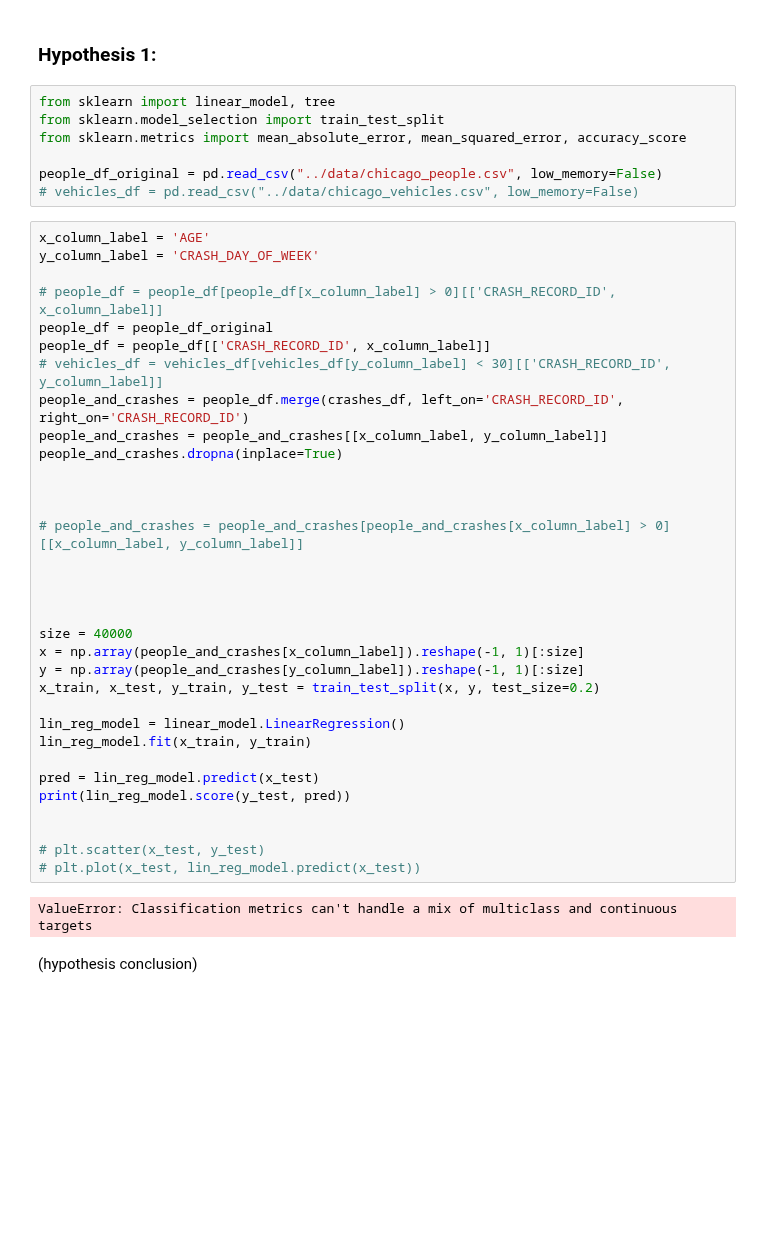
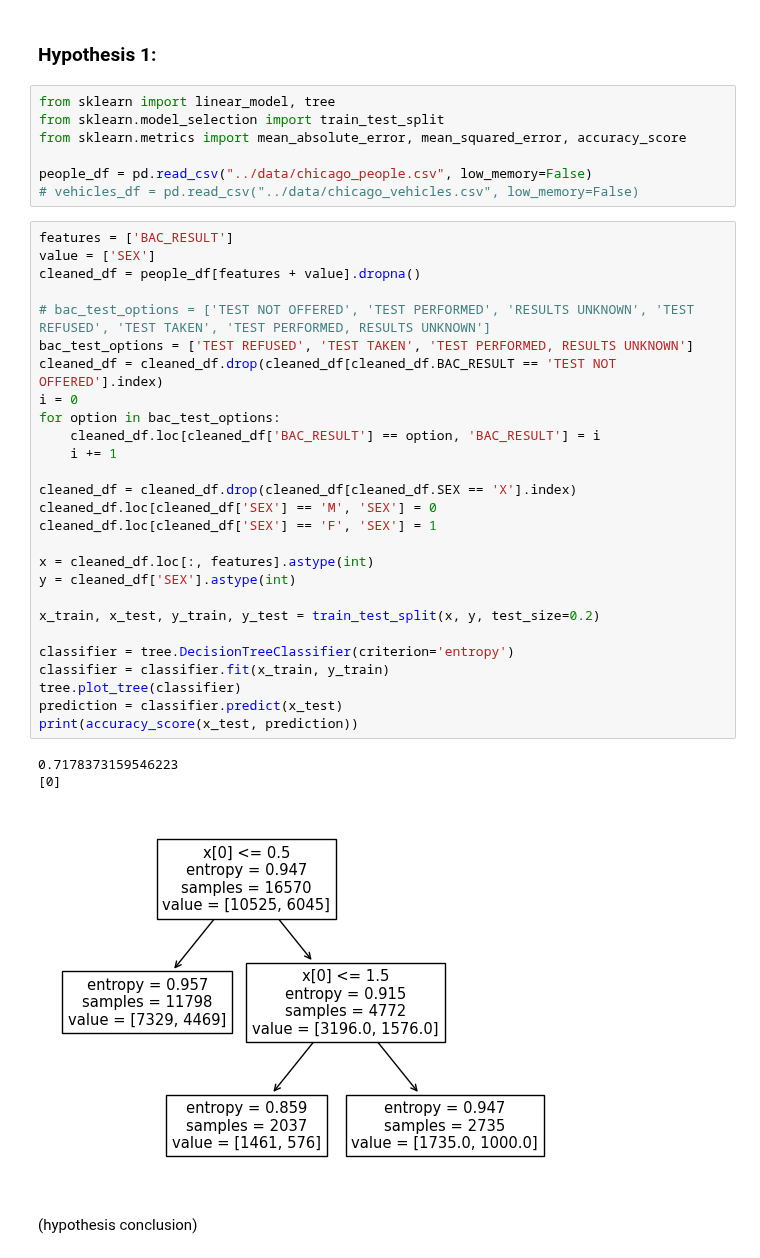
Before and after one commit to jweis4/CS-418-Traffic-Accidents-Analysis-Project, a Jupyter notebook: src/CS-418-Group-16.ipynb, the cells around one changed output. Drawn from its saved outputs; the diff is of its cells as text; blank space fills up the shorter version.

Commit message:
Decision tree classifier working

```diff
--- a/src/CS-418-Group-16.ipynb
+++ b/src/CS-418-Group-16.ipynb
@@ -744,43 +744,39 @@ from sklearn import linear_model, tree
 from sklearn.model_selection import train_test_split
 from sklearn.metrics import mean_absolute_error, mean_squared_error, accuracy_score
 
-people_df_original = pd.read_csv("../data/chicago_people.csv", low_memory=False)
+people_df = pd.read_csv("../data/chicago_people.csv", low_memory=False)
 # vehicles_df = pd.read_csv("../data/chicago_vehicles.csv", low_memory=False)
-# %%
-x_column_label = 'AGE'
-y_column_label = 'CRASH_DAY_OF_WEEK'
-
-# people_df = people_df[people_df[x_column_label] > 0][['CRASH_RECORD_ID', x_column_label]]
-people_df = people_df_original
-people_df = people_df[['CRASH_RECORD_ID', x_column_label]]
-# vehicles_df = vehicles_df[vehicles_df[y_column_label] < 30][['CRASH_RECORD_ID', y_column_label]]
-people_and_crashes = people_df.merge(crashes_df, left_on='CRASH_RECORD_ID', right_on='CRASH_RECORD_ID')
-people_and_crashes = people_and_crashes[[x_column_label, y_column_label]]
-people_and_crashes.dropna(inplace=True)
-
-
-
-# people_and_crashes = people_and_crashes[people_and_crashes[x_column_label] > 0][[x_column_label, y_column_label]]
-
-
-
-
-size = 40000
-x = np.array(people_and_crashes[x_column_label]).reshape(-1, 1)[:size]
-y = np.array(people_and_crashes[y_column_label]).reshape(-1, 1)[:size]
-x_train, x_test, y_train, y_test = train_test_split(x, y, test_size=0.2)
-
-lin_reg_model = linear_model.LinearRegression()
-lin_reg_model.fit(x_train, y_train)
-
-pred = lin_reg_model.predict(x_test)
-print(lin_reg_model.score(y_test, pred))
-
-
-# plt.scatter(x_test, y_test)
-# plt.plot(x_test, lin_reg_model.predict(x_test))
-# %% [output]
-ValueError: Classification metrics can't handle a mix of multiclass and continuous targets
+# %%
+features = ['BAC_RESULT']
+value = ['SEX']
+cleaned_df = people_df[features + value].dropna()
+
+# bac_test_options = ['TEST NOT OFFERED', 'TEST PERFORMED', 'RESULTS UNKNOWN', 'TEST REFUSED', 'TEST TAKEN', 'TEST PERFORMED, RESULTS UNKNOWN']
+bac_test_options = ['TEST REFUSED', 'TEST TAKEN', 'TEST PERFORMED, RESULTS UNKNOWN']
+cleaned_df = cleaned_df.drop(cleaned_df[cleaned_df.BAC_RESULT == 'TEST NOT OFFERED'].index)
+i = 0
+for option in bac_test_options:
+    cleaned_df.loc[cleaned_df['BAC_RESULT'] == option, 'BAC_RESULT'] = i
+    i += 1
+
+cleaned_df = cleaned_df.drop(cleaned_df[cleaned_df.SEX == 'X'].index)
+cleaned_df.loc[cleaned_df['SEX'] == 'M', 'SEX'] = 0
+cleaned_df.loc[cleaned_df['SEX'] == 'F', 'SEX'] = 1
+
+x = cleaned_df.loc[:, features].astype(int)
+y = cleaned_df['SEX'].astype(int)
+
+x_train, x_test, y_train, y_test = train_test_split(x, y, test_size=0.2)
+
+classifier = tree.DecisionTreeClassifier(criterion='entropy')
+classifier = classifier.fit(x_train, y_train)
+tree.plot_tree(classifier)
+prediction = classifier.predict(x_test)
+print(accuracy_score(x_test, prediction))
+# %% [output]
+0.7178373159546223
+[0]
+[figure, added]
 # %% [markdown]
 (hypothesis conclusion)
 # %% [markdown]
```
